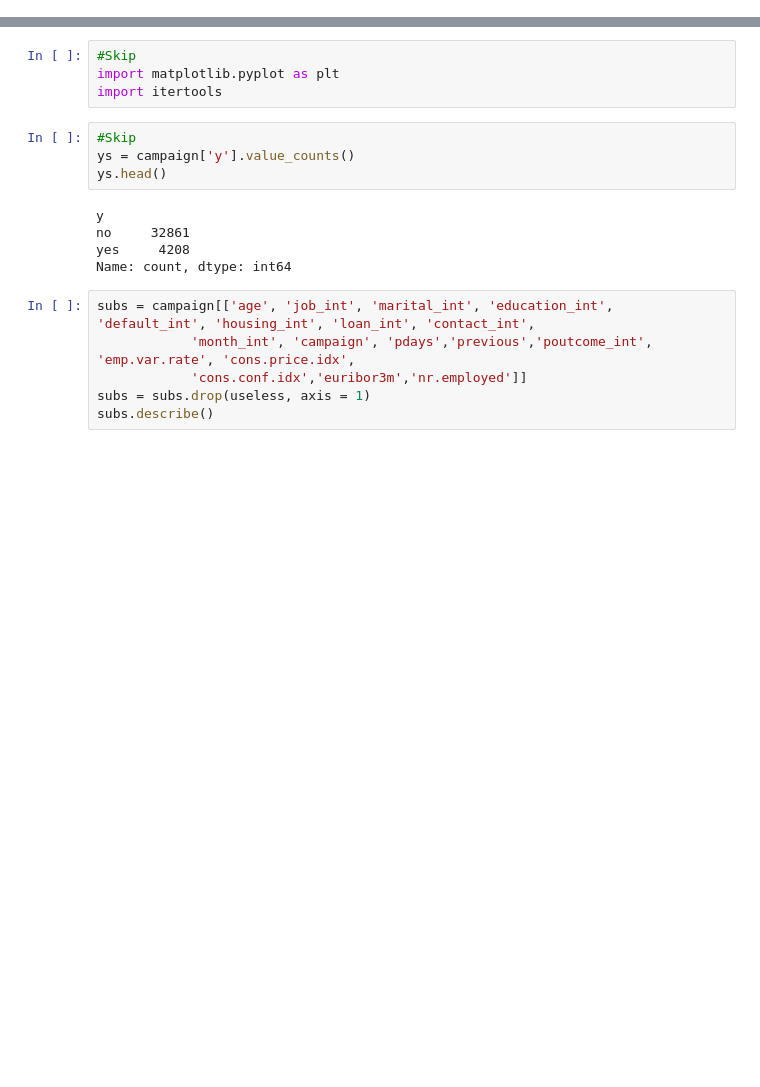
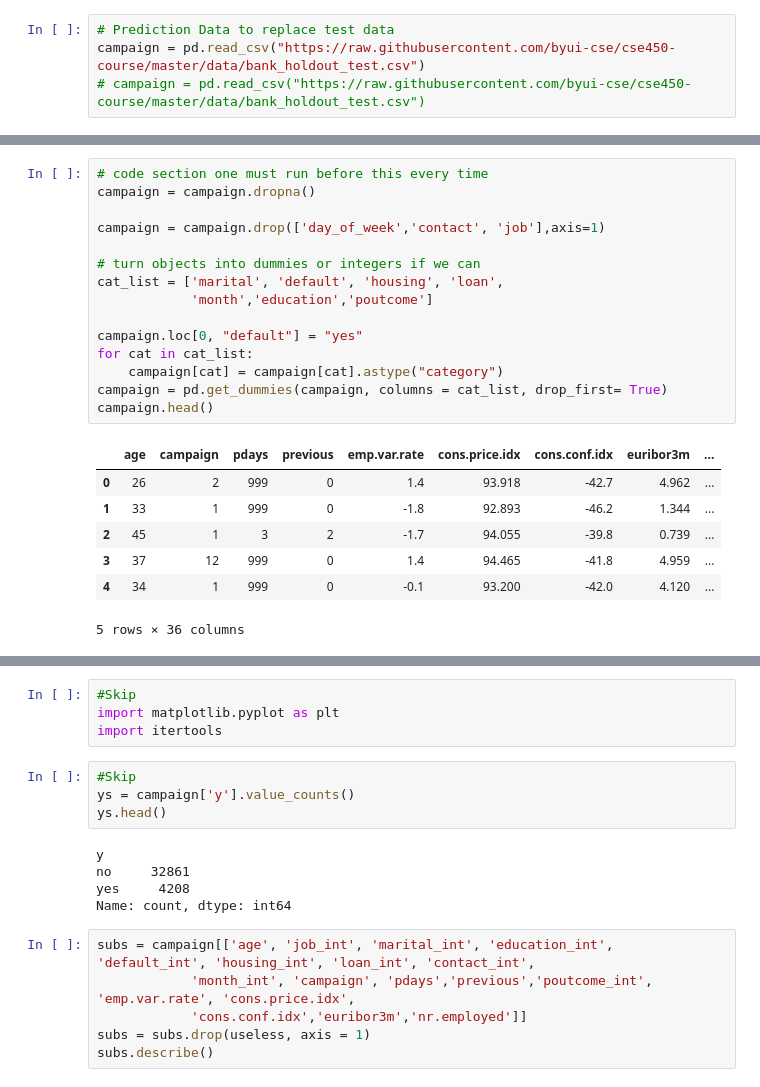
Before and after one commit to 1Ramirez7/Machine-Learning, a Jupyter notebook: bank_project/david_bank.ipynb, the cells around one changed output, grey strips where cells are left out. Drawn from its saved outputs; the diff is of its cells as text; blank space fills up the shorter version.

Commit message:
good to turn in

```diff
--- a/bank_project/david_bank.ipynb
+++ b/bank_project/david_bank.ipynb
@@ -85,0 +90,4 @@ average: 0.9005907742109522
+# %%
+# Prediction Data to replace test data
+campaign = pd.read_csv("https://raw.githubusercontent.com/byui-cse/cse450-course/master/data/bank_holdout_test.csv")
+# campaign = pd.read_csv("https://raw.githubusercontent.com/byui-cse/cse450-course/master/data/bank_holdout_test.csv")
@@ -85,0 +114,23 @@ average: 0.9005907742109522
+# %%
+# code section one must run before this every time
+campaign = campaign.dropna()
+
+campaign = campaign.drop(['day_of_week','contact', 'job'],axis=1)
+
+# turn objects into dummies or integers if we can
+cat_list = ['marital', 'default', 'housing', 'loan',
+            'month','education','poutcome']
+
+campaign.loc[0, "default"] = "yes"
+for cat in cat_list:
+    campaign[cat] = campaign[cat].astype("category")
+campaign = pd.get_dummies(campaign, columns = cat_list, drop_first= True)
+campaign.head()
+# %% [output]
+|  | age | campaign | pdays | previous | emp.var.rate | cons.price.idx | cons.conf.idx | euribor3m | ... |
+| 0 | 26 | 2 | 999 | 0 | 1.4 | 93.918 | -42.7 | 4.962 | ... |
+| 1 | 33 | 1 | 999 | 0 | -1.8 | 92.893 | -46.2 | 1.344 | ... |
+| 2 | 45 | 1 | 3 | 2 | -1.7 | 94.055 | -39.8 | 0.739 | ... |
+| 3 | 37 | 12 | 999 | 0 | 1.4 | 94.465 | -41.8 | 4.959 | ... |
+| 4 | 34 | 1 | 999 | 0 | -0.1 | 93.200 | -42.0 | 4.120 | ... |
+5 rows × 36 columns
```
Also changed, not shown: parts of 16 cells of this notebook, 2 other files.
